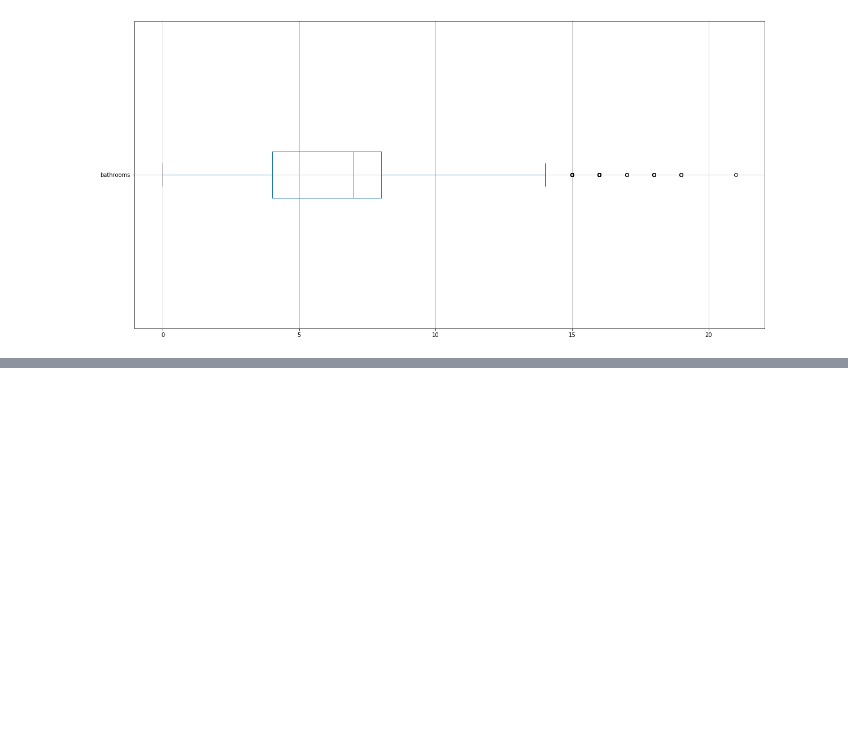
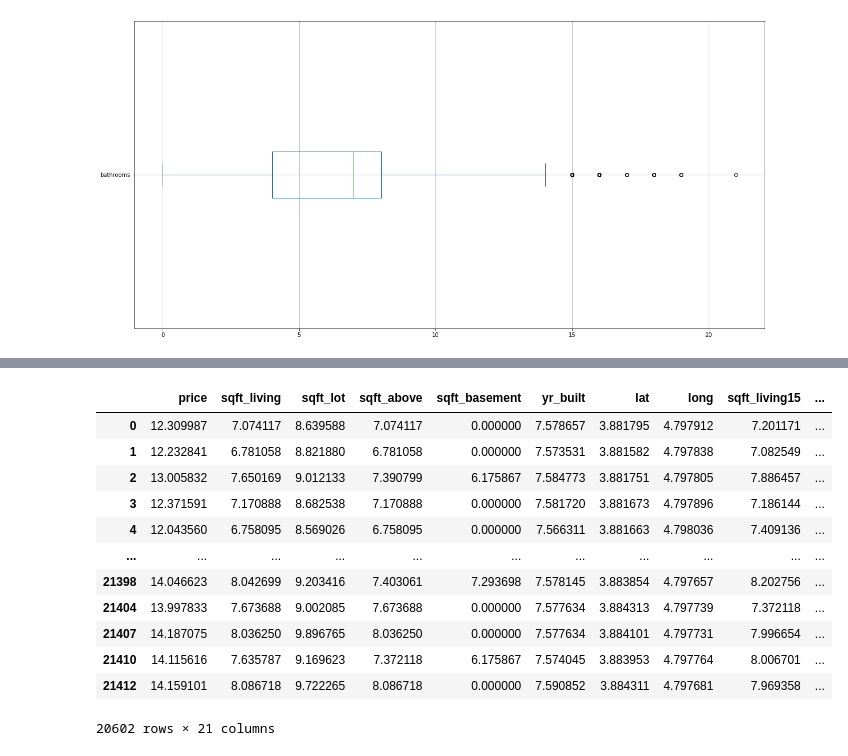
Before and after one commit to ValeriaVF/Phase_2-Project, a Jupyter notebook: Final.ipynb, the cells around one changed output, grey strips where cells are left out. Saved outputs shown, nothing was run; the diff lists cells and outputs as text; code cells hidden in the pictures; blank space fills up the shorter version.

```diff
--- a/Final.ipynb
+++ b/Final.ipynb
@@ -366,0 +461,16 @@ def predictive_model(df):
+# %%
+log_df
+# %% [output]
+|  | price | sqft_living | sqft_lot | sqft_above | sqft_basement | yr_built | lat | long | sqft_living15 | ... |
+| 0 | 12.309987 | 7.074117 | 8.639588 | 7.074117 | 0.000000 | 7.578657 | 3.881795 | 4.797912 | 7.201171 | ... |
+| 1 | 12.232841 | 6.781058 | 8.821880 | 6.781058 | 0.000000 | 7.573531 | 3.881582 | 4.797838 | 7.082549 | ... |
+| 2 | 13.005832 | 7.650169 | 9.012133 | 7.390799 | 6.175867 | 7.584773 | 3.881751 | 4.797805 | 7.886457 | ... |
+| 3 | 12.371591 | 7.170888 | 8.682538 | 7.170888 | 0.000000 | 7.581720 | 3.881673 | 4.797896 | 7.186144 | ... |
+| 4 | 12.043560 | 6.758095 | 8.569026 | 6.758095 | 0.000000 | 7.566311 | 3.881663 | 4.798036 | 7.409136 | ... |
+| ... | ... | ... | ... | ... | ... | ... | ... | ... | ... | ... |
+| 21398 | 14.046623 | 8.042699 | 9.203416 | 7.403061 | 7.293698 | 7.578145 | 3.883854 | 4.797657 | 8.202756 | ... |
+| 21404 | 13.997833 | 7.673688 | 9.002085 | 7.673688 | 0.000000 | 7.577634 | 3.884313 | 4.797739 | 7.372118 | ... |
+| 21407 | 14.187075 | 8.036250 | 9.896765 | 8.036250 | 0.000000 | 7.577634 | 3.884101 | 4.797731 | 7.996654 | ... |
+| 21410 | 14.115616 | 7.635787 | 9.169623 | 7.372118 | 6.175867 | 7.574045 | 3.883953 | 4.797764 | 8.006701 | ... |
+| 21412 | 14.159101 | 8.086718 | 9.722265 | 8.086718 | 0.000000 | 7.590852 | 3.884311 | 4.797681 | 7.969358 | ... |
+20602 rows × 21 columns
```
Also changed, not shown: parts of 26 cells of this notebook, 1 other file.
